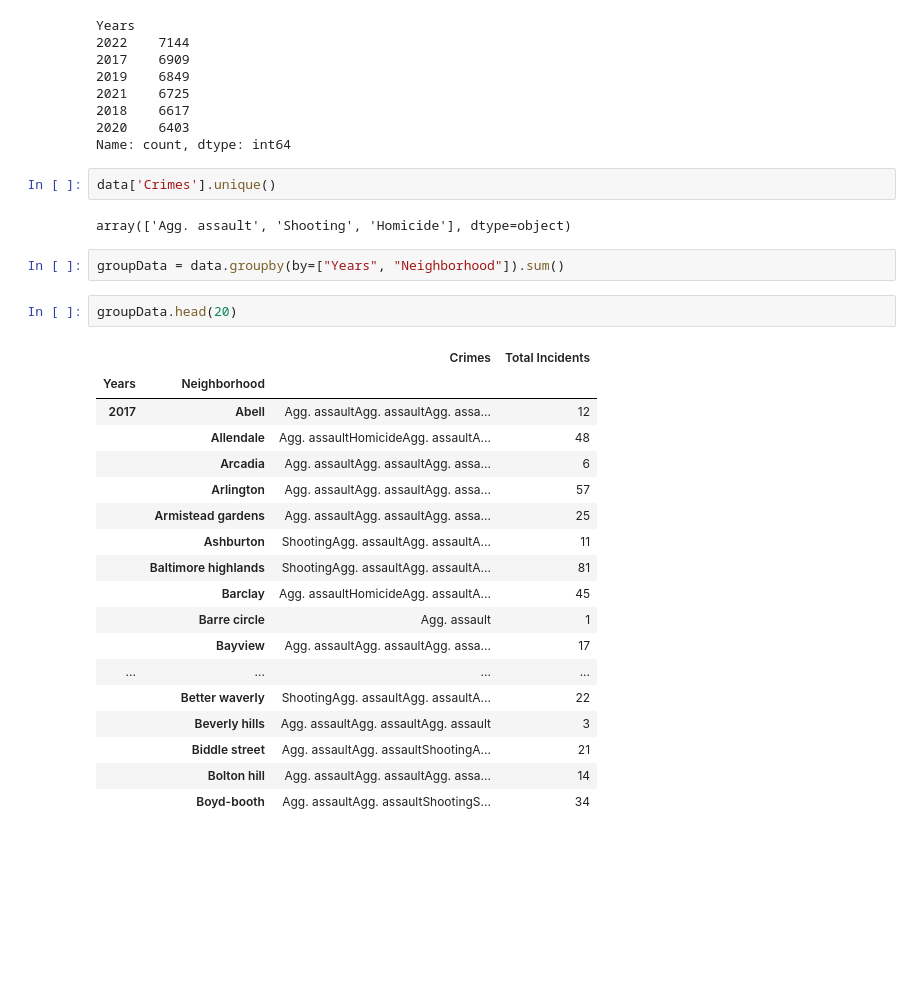
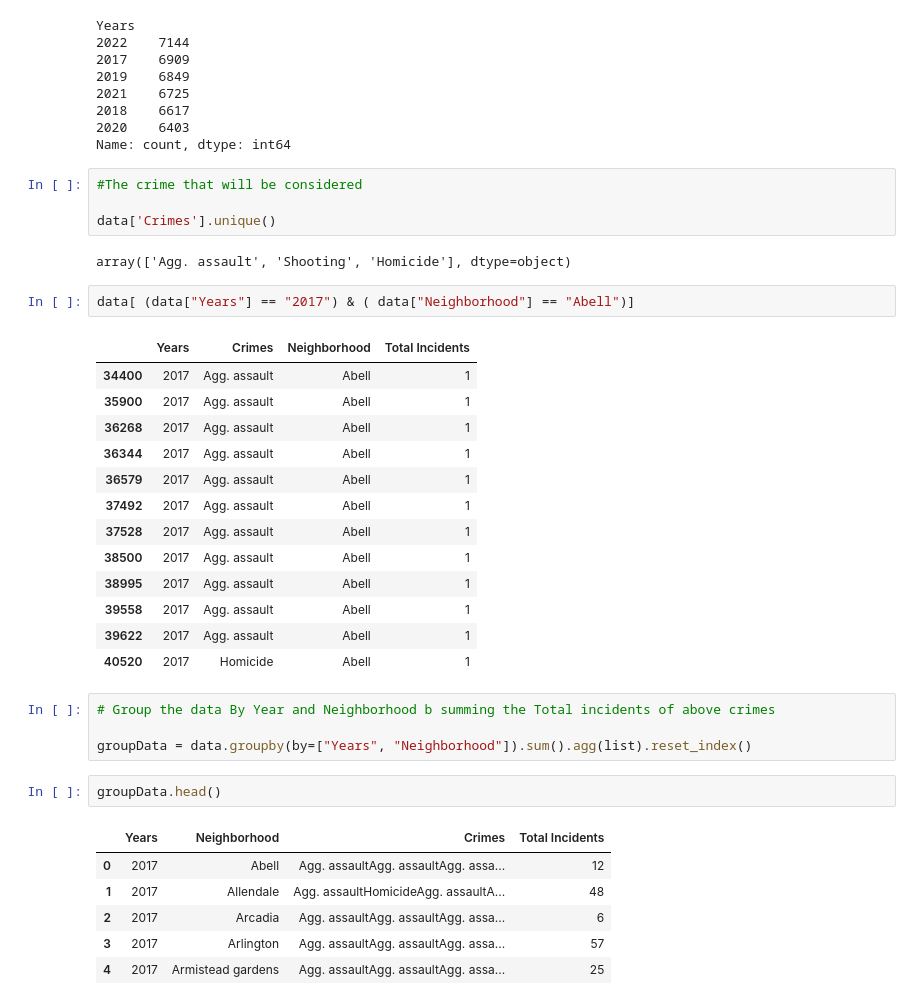
Before and after one commit to iam-dante/Open-Baltimore-Analysis, a Jupyter notebook: Analysis/Open_Baltimore.ipynb, the cells around one changed output. Saved outputs shown, nothing was run; the diff lists cells and outputs as text; blank space fills up the shorter version.

```diff
--- a/Analysis/Open_Baltimore.ipynb
+++ b/Analysis/Open_Baltimore.ipynb
@@ -150,30 +126,38 @@ Years
 2018    6617
 2020    6403
 Name: count, dtype: int64
-# %%
-data['Crimes'].unique()
-# %% [output]
-array(['Agg. assault', 'Shooting', 'Homicide'], dtype=object)
-# %%
-groupData = data.groupby(by=["Years", "Neighborhood"]).sum()
+# %%
+#The crime that will be considered
+
+data['Crimes'].unique()
+# %% [output]
+array(['Agg. assault', 'Shooting', 'Homicide'], dtype=object)
+# %%
+data[ (data["Years"] == "2017") & ( data["Neighborhood"] == "Abell")]
+# %% [output]
+|  | Years | Crimes | Neighborhood | Total Incidents |
+| 34400 | 2017 | Agg. assault | Abell | 1 |
+| 35900 | 2017 | Agg. assault | Abell | 1 |
+| 36268 | 2017 | Agg. assault | Abell | 1 |
+| 36344 | 2017 | Agg. assault | Abell | 1 |
+| 36579 | 2017 | Agg. assault | Abell | 1 |
+| 37492 | 2017 | Agg. assault | Abell | 1 |
+| 37528 | 2017 | Agg. assault | Abell | 1 |
+| 38500 | 2017 | Agg. assault | Abell | 1 |
+| 38995 | 2017 | Agg. assault | Abell | 1 |
+| 39558 | 2017 | Agg. assault | Abell | 1 |
+| 39622 | 2017 | Agg. assault | Abell | 1 |
+| 40520 | 2017 | Homicide | Abell | 1 |
+# %%
+# Group the data By Year and Neighborhood b summing the Total incidents of above crimes
+
+groupData = data.groupby(by=["Years", "Neighborhood"]).sum().agg(list).reset_index()
 # %%
-groupData.head(20)
+groupData.head()
 # %% [output]
-|  |  | Crimes | Total Incidents |
-| Years | Neighborhood |  |  |
-| 2017 | Abell | Agg. assaultAgg. assaultAgg. assa... | 12 |
-|  | Allendale | Agg. assaultHomicideAgg. assaultA... | 48 |
-|  | Arcadia | Agg. assaultAgg. assaultAgg. assa... | 6 |
-|  | Arlington | Agg. assaultAgg. assaultAgg. assa... | 57 |
-|  | Armistead gardens | Agg. assaultAgg. assaultAgg. assa... | 25 |
-|  | Ashburton | ShootingAgg. assaultAgg. assaultA... | 11 |
-|  | Baltimore highlands | ShootingAgg. assaultAgg. assaultA... | 81 |
-|  | Barclay | Agg. assaultHomicideAgg. assaultA... | 45 |
-|  | Barre circle | Agg. assault | 1 |
-|  | Bayview | Agg. assaultAgg. assaultAgg. assa... | 17 |
-| ... | ... | ... | ... |
-|  | Better waverly | ShootingAgg. assaultAgg. assaultA... | 22 |
-|  | Beverly hills | Agg. assaultAgg. assaultAgg. assault | 3 |
-|  | Biddle street | Agg. assaultAgg. assaultShootingA... | 21 |
-|  | Bolton hill | Agg. assaultAgg. assaultAgg. assa... | 14 |
-|  | Boyd-booth | Agg. assaultAgg. assaultShootingS... | 34 |
+|  | Years | Neighborhood | Crimes | Total Incidents |
+| 0 | 2017 | Abell | Agg. assaultAgg. assaultAgg. assa... | 12 |
+| 1 | 2017 | Allendale | Agg. assaultHomicideAgg. assaultA... | 48 |
+| 2 | 2017 | Arcadia | Agg. assaultAgg. assaultAgg. assa... | 6 |
+| 3 | 2017 | Arlington | Agg. assaultAgg. assaultAgg. assa... | 57 |
+| 4 | 2017 | Armistead gardens | Agg. assaultAgg. assaultAgg. assa... | 25 |
```
Also changed, not shown: parts of 20 cells of this notebook, 2 other files.
